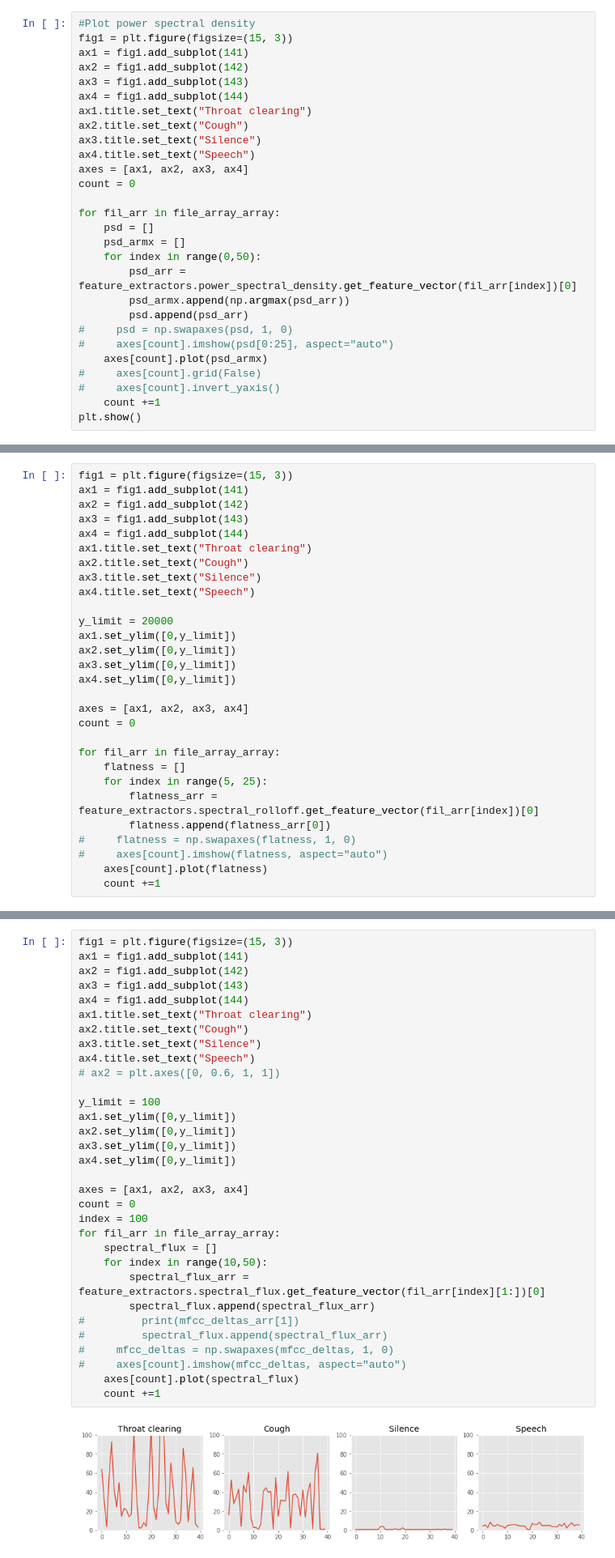
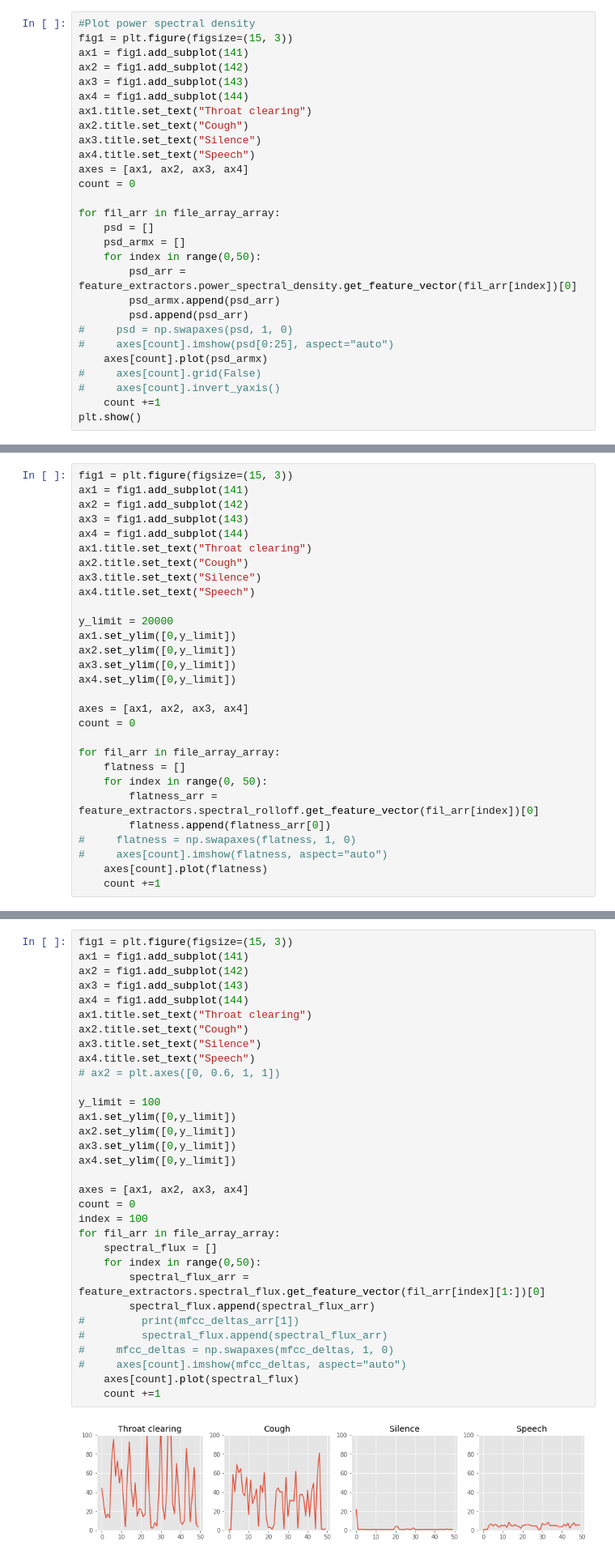
Before and after one commit to sspathak/SocialSafety, a Jupyter notebook: ML/filter_visualization.ipynb, the cells around one changed output, grey strips where cells are left out. Shown: that part at 81% size. Cells and saved outputs as stored; diff of their text form.

```diff
--- a/ML/filter_visualization.ipynb
+++ b/ML/filter_visualization.ipynb
@@ -95,7 +95,7 @@ for fil_arr in file_array_array:
     psd_armx = []
     for index in range(0,50):
         psd_arr = feature_extractors.power_spectral_density.get_feature_vector(fil_arr[index])[0]
-        psd_armx.append(np.argmax(psd_arr))
+        psd_armx.append(psd_arr)
         psd.append(psd_arr)
 #     psd = np.swapaxes(psd, 1, 0)
 #     axes[count].imshow(psd[0:25], aspect="auto")
@@ -198,7 +198,7 @@ count = 0
 
 for fil_arr in file_array_array:
     flatness = []
-    for index in range(5, 25):
+    for index in range(0, 50):
         flatness_arr = feature_extractors.spectral_rolloff.get_feature_vector(fil_arr[index])[0]
         flatness.append(flatness_arr[0])
 #     flatness = np.swapaxes(flatness, 1, 0)
@@ -246,32 +246,32 @@ fig1 = plt.figure(figsize=(15, 3))
 ax1 = fig1.add_subplot(141)
 ax2 = fig1.add_subplot(142)
 ax3 = fig1.add_subplot(143)
 ax4 = fig1.add_subplot(144)
 ax1.title.set_text("Throat clearing")
 ax2.title.set_text("Cough")
 ax3.title.set_text("Silence")
 ax4.title.set_text("Speech")
 # ax2 = plt.axes([0, 0.6, 1, 1])
 
 y_limit = 100
 ax1.set_ylim([0,y_limit])
 ax2.set_ylim([0,y_limit])
 ax3.set_ylim([0,y_limit])
 ax4.set_ylim([0,y_limit])
 
 axes = [ax1, ax2, ax3, ax4]
 count = 0
 index = 100
 for fil_arr in file_array_array:
     spectral_flux = []
-    for index in range(10,50):
+    for index in range(0,50):
         spectral_flux_arr = feature_extractors.spectral_flux.get_feature_vector(fil_arr[index][1:])[0]
         spectral_flux.append(spectral_flux_arr)
 #         print(mfcc_deltas_arr[1])
 #         spectral_flux.append(spectral_flux_arr)
 #     mfcc_deltas = np.swapaxes(mfcc_deltas, 1, 0)
 #     axes[count].imshow(mfcc_deltas, aspect="auto")
     axes[count].plot(spectral_flux)
     count +=1
 # %% [output]
-[figure, old version]
+[figure, new version]
```
Also changed, not shown: parts of 2 cells of this notebook, 1 other file.
